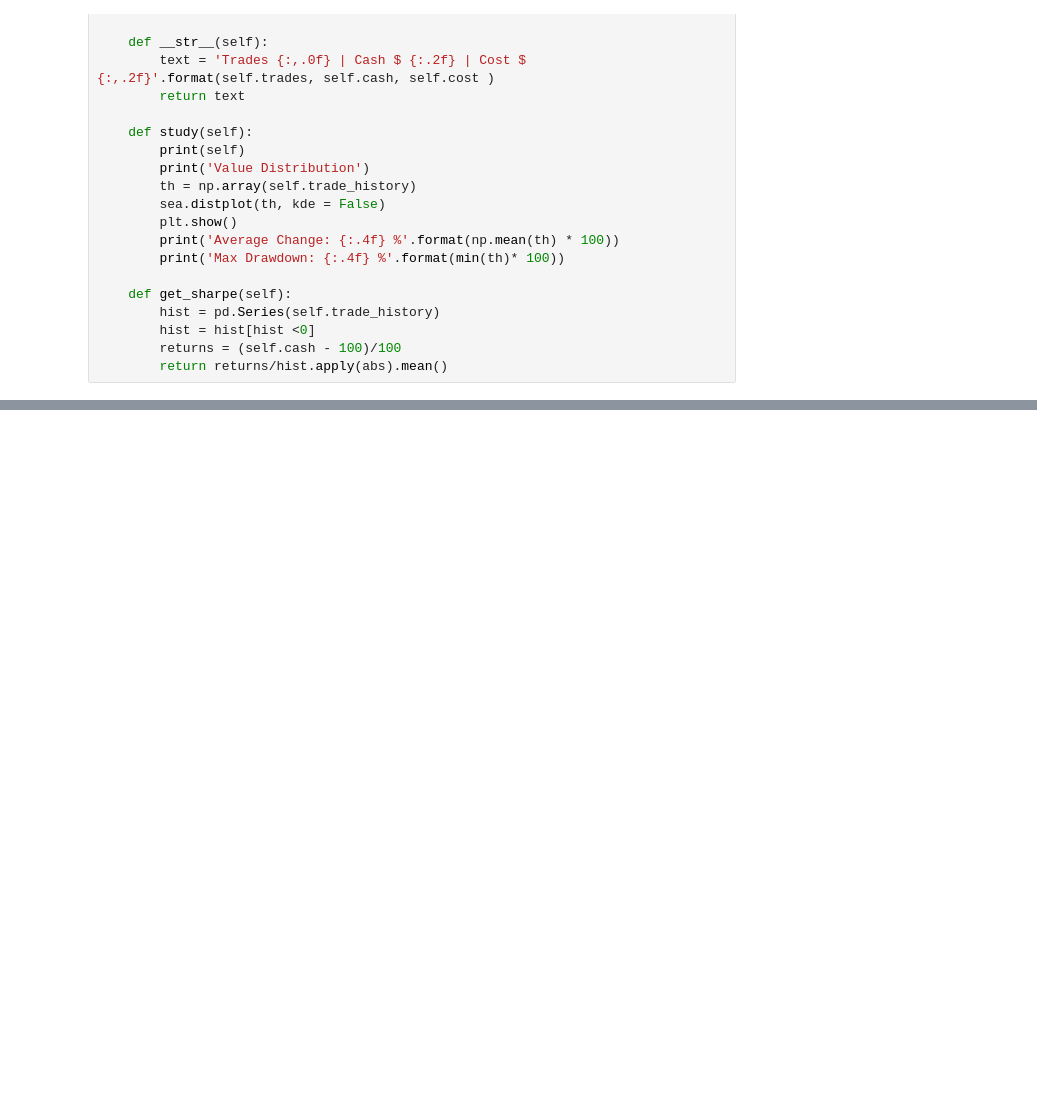
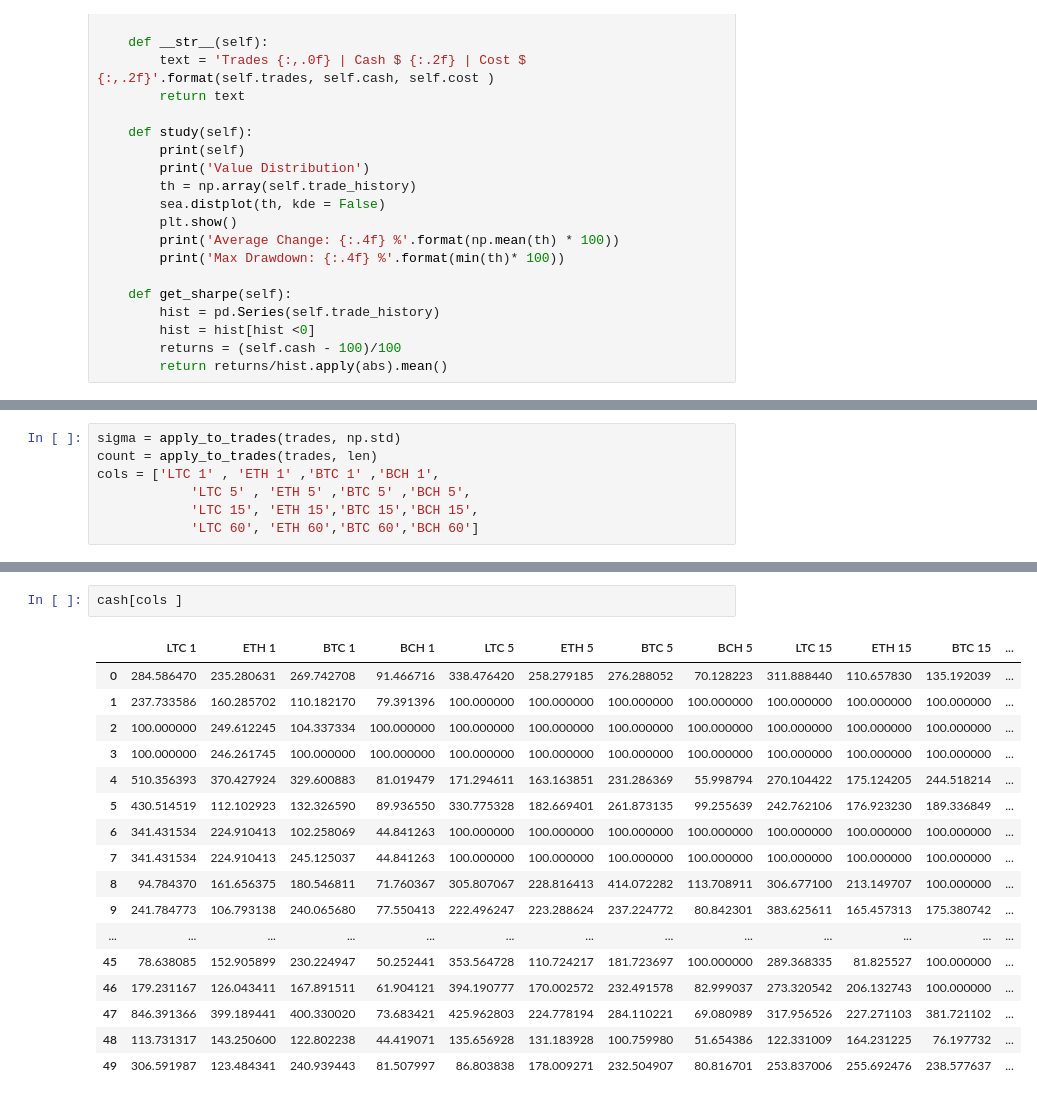
Before and after one commit to 2yan/Super-Simple, a Jupyter notebook: Untitled.ipynb, the cells around one changed output, grey strips where cells are left out. Saved outputs shown, nothing was run; the diff lists cells and outputs as text; blank space fills up the shorter version.

```diff
--- a/Untitled.ipynb
+++ b/Untitled.ipynb
@@ -278,0 +267,7 @@ for thing in ['signal_time', 'deviation', 'max_loss', 'target_percent']:
+# %%
+sigma = apply_to_trades(trades, np.std)
+count = apply_to_trades(trades, len)
+cols = ['LTC 1' , 'ETH 1' ,'BTC 1' ,'BCH 1',
+            'LTC 5' , 'ETH 5' ,'BTC 5' ,'BCH 5',
+            'LTC 15', 'ETH 15','BTC 15','BCH 15',
+            'LTC 60', 'ETH 60','BTC 60','BCH 60']
@@ -278,0 +282,20 @@ for thing in ['signal_time', 'deviation', 'max_loss', 'target_percent']:
+# %%
+cash[cols ]
+# %% [output]
+|  | LTC 1 | ETH 1 | BTC 1 | BCH 1 | LTC 5 | ETH 5 | BTC 5 | BCH 5 | LTC 15 | ETH 15 | BTC 15 | ... |
+| 0 | 284.586470 | 235.280631 | 269.742708 | 91.466716 | 338.476420 | 258.279185 | 276.288052 | 70.128223 | 311.888440 | 110.657830 | 135.192039 | ... |
+| 1 | 237.733586 | 160.285702 | 110.182170 | 79.391396 | 100.000000 | 100.000000 | 100.000000 | 100.000000 | 100.000000 | 100.000000 | 100.000000 | ... |
+| 2 | 100.000000 | 249.612245 | 104.337334 | 100.000000 | 100.000000 | 100.000000 | 100.000000 | 100.000000 | 100.000000 | 100.000000 | 100.000000 | ... |
+| 3 | 100.000000 | 246.261745 | 100.000000 | 100.000000 | 100.000000 | 100.000000 | 100.000000 | 100.000000 | 100.000000 | 100.000000 | 100.000000 | ... |
+| 4 | 510.356393 | 370.427924 | 329.600883 | 81.019479 | 171.294611 | 163.163851 | 231.286369 | 55.998794 | 270.104422 | 175.124205 | 244.518214 | ... |
+| 5 | 430.514519 | 112.102923 | 132.326590 | 89.936550 | 330.775328 | 182.669401 | 261.873135 | 99.255639 | 242.762106 | 176.923230 | 189.336849 | ... |
+| 6 | 341.431534 | 224.910413 | 102.258069 | 44.841263 | 100.000000 | 100.000000 | 100.000000 | 100.000000 | 100.000000 | 100.000000 | 100.000000 | ... |
+| 7 | 341.431534 | 224.910413 | 245.125037 | 44.841263 | 100.000000 | 100.000000 | 100.000000 | 100.000000 | 100.000000 | 100.000000 | 100.000000 | ... |
+| 8 | 94.784370 | 161.656375 | 180.546811 | 71.760367 | 305.807067 | 228.816413 | 414.072282 | 113.708911 | 306.677100 | 213.149707 | 100.000000 | ... |
+| 9 | 241.784773 | 106.793138 | 240.065680 | 77.550413 | 222.496247 | 223.288624 | 237.224772 | 80.842301 | 383.625611 | 165.457313 | 175.380742 | ... |
+| ... | ... | ... | ... | ... | ... | ... | ... | ... | ... | ... | ... | ... |
+| 45 | 78.638085 | 152.905899 | 230.224947 | 50.252441 | 353.564728 | 110.724217 | 181.723697 | 100.000000 | 289.368335 | 81.825527 | 100.000000 | ... |
+| 46 | 179.231167 | 126.043411 | 167.891511 | 61.904121 | 394.190777 | 170.002572 | 232.491578 | 82.999037 | 273.320542 | 206.132743 | 100.000000 | ... |
+| 47 | 846.391366 | 399.189441 | 400.330020 | 73.683421 | 425.962803 | 224.778194 | 284.110221 | 69.080989 | 317.956526 | 227.271103 | 381.721102 | ... |
+| 48 | 113.731317 | 143.250600 | 122.802238 | 44.419071 | 135.656928 | 131.183928 | 100.759980 | 51.654386 | 122.331009 | 164.231225 | 76.197732 | ... |
+| 49 | 306.591987 | 123.484341 | 240.939443 | 81.507997 | 86.803838 | 178.009271 | 232.504907 | 80.816701 | 253.837006 | 255.692476 | 238.577637 | ... |
```
Also changed, not shown: parts of 27 cells of this notebook, 37 other files.
